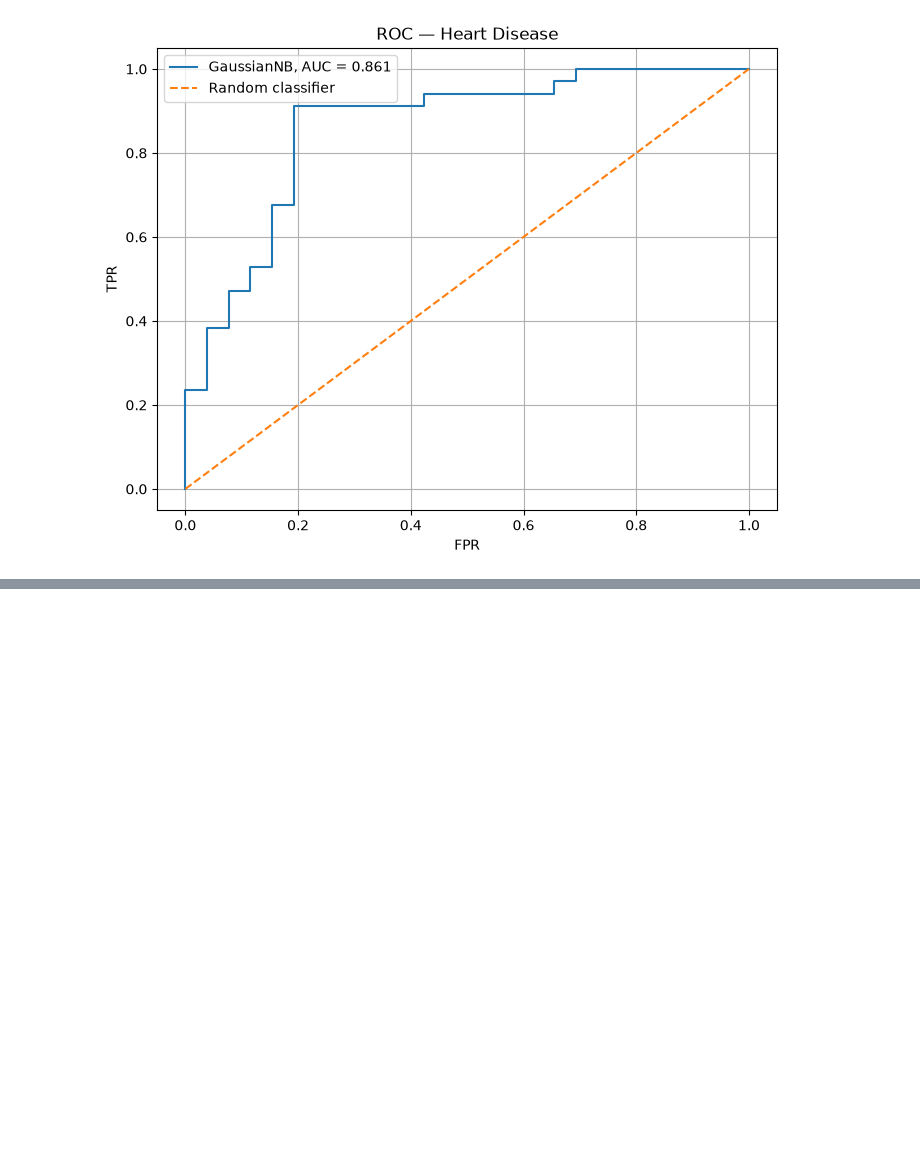
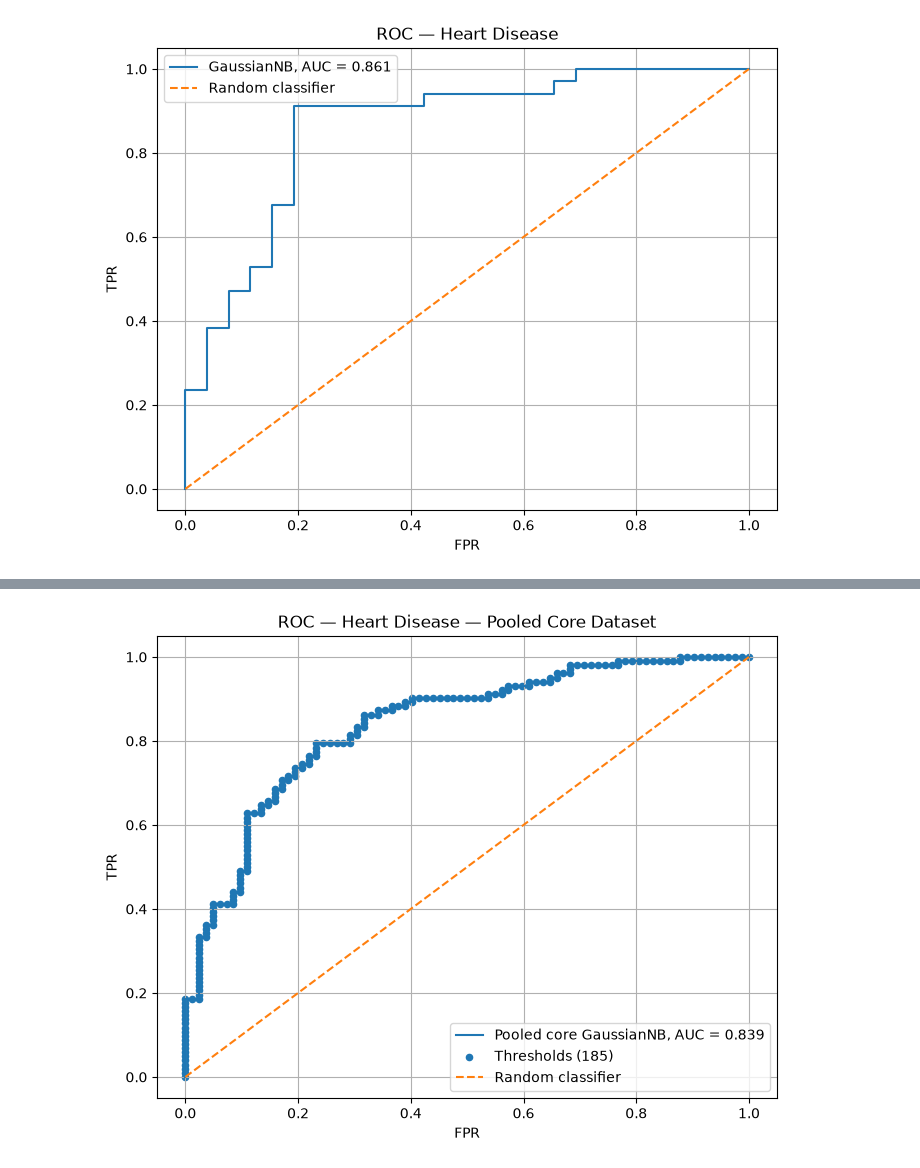
Before and after one commit to gear8mike/ml_examples, a Jupyter notebook: naive_bayes.ipynb, the cells around one changed output, grey strips where cells are left out. Cells and saved outputs as stored; diff of their text form; code cells hidden in the pictures; blank space fills up the shorter version.

```diff
--- a/naive_bayes.ipynb
+++ b/naive_bayes.ipynb
@@ -742,0 +1232,5 @@ plt.show()
+# %%
+y_c1 = (df_c1["num"] > 0).astype(int)
+
+print(y_c1.value_counts())
+print(y_c1.value_counts(normalize=True))
@@ -742,0 +1378,7 @@ plt.show()
+# %%
+classifier_c1 = GaussianNB()
+
+classifier_c1.fit(
+    X_train_c1_processed,
+    y_train_c1
+)
@@ -742,0 +1387,8 @@ plt.show()
+# %%
+y_pred_c1 = classifier_c1.predict(
+    X_test_c1_processed
+)
+
+y_prob_c1 = classifier_c1.predict_proba(
+    X_test_c1_processed
+)[:, 1]
@@ -742,0 +1439,38 @@ plt.show()
+# %%
+fpr_c1, tpr_c1, thresholds_c1 = roc_curve(
+    y_test_c1,
+    y_prob_c1,
+    drop_intermediate=False
+)
+
+plt.figure(figsize=(8, 6))
+
+plt.plot(
+    fpr_c1,
+    tpr_c1,
+    label=f"Pooled core GaussianNB, AUC = {auc_c1:.3f}"
+)
+
+plt.scatter(
+    fpr_c1,
+    tpr_c1,
+    s=20,
+    label=f"Thresholds ({len(thresholds_c1)})"
+)
+
+plt.plot(
+    [0, 1],
+    [0, 1],
+    "--",
+    label="Random classifier"
+)
+
+plt.xlabel("FPR")
+plt.ylabel("TPR")
+plt.title("ROC — Heart Disease — Pooled Core Dataset")
+plt.legend()
+plt.grid()
+
+plt.show()
+# %% [output]
+[figure, added]
```
Also changed, not shown: parts of 33 cells of this notebook.
